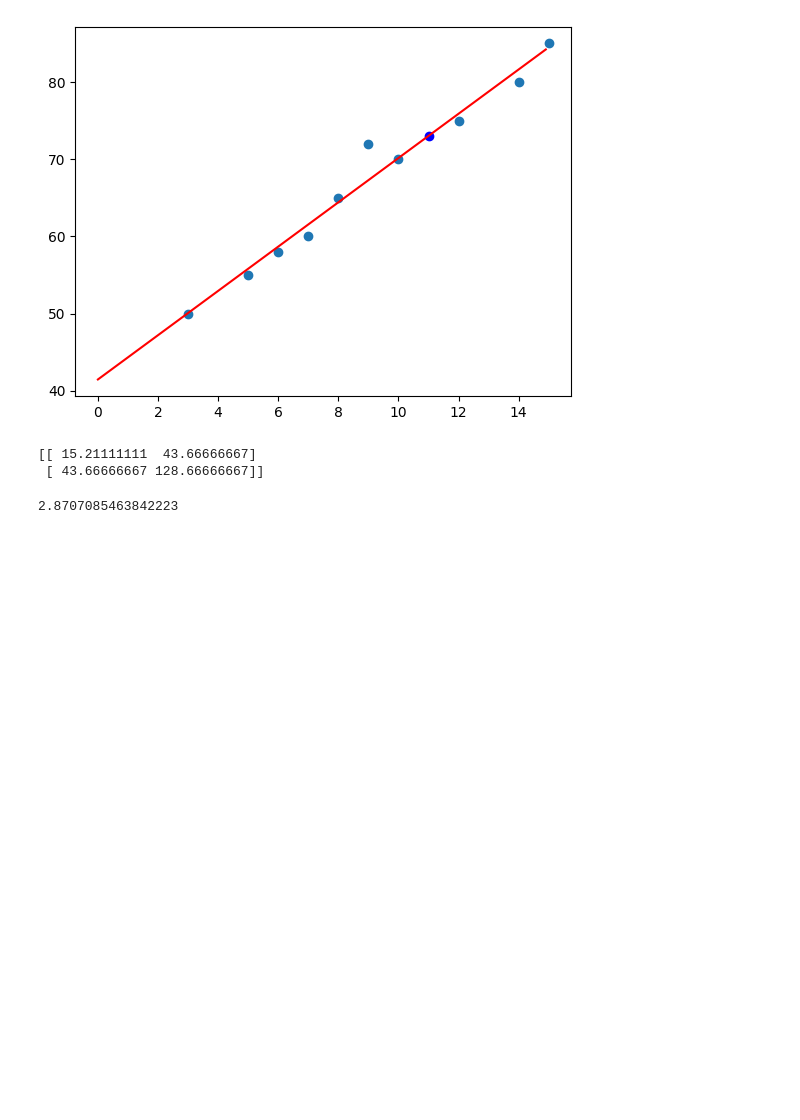
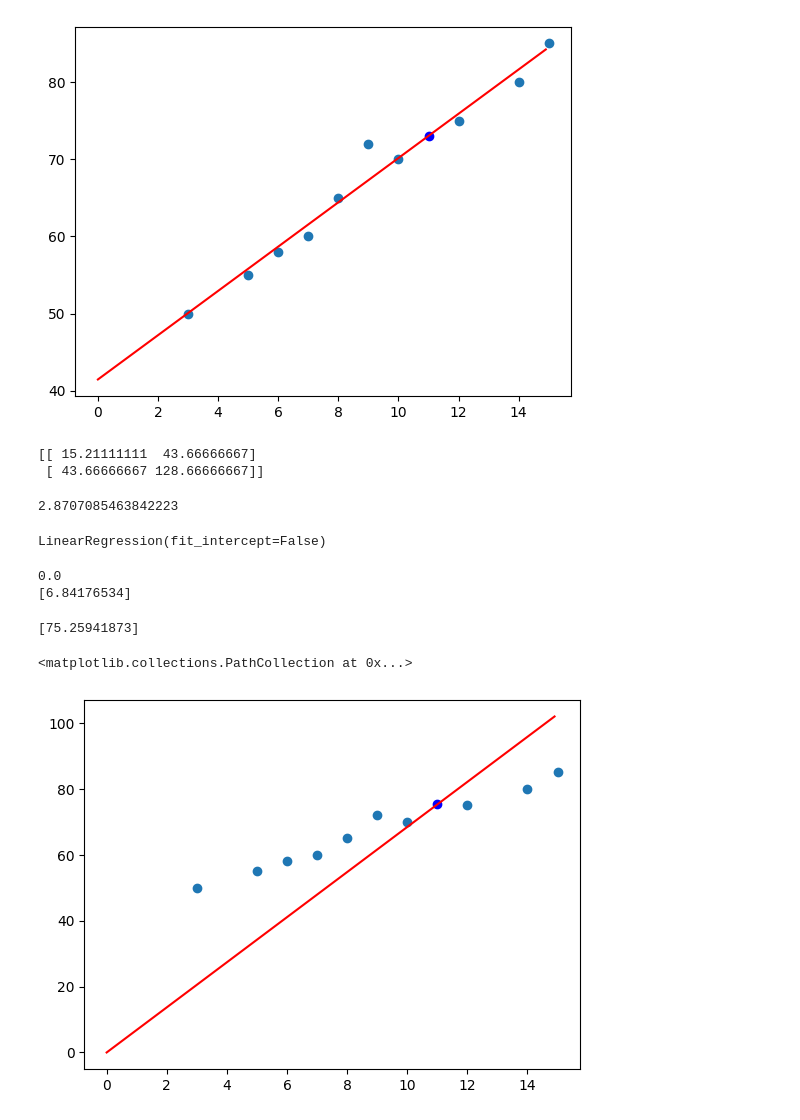
Before and after one commit to yisuibandamowang/PyCharmMiscProject, a Jupyter notebook: 机器学习/04linear_regression/1.lr_test.ipynb, the cells around one changed output. Cells and saved outputs as stored; diff of their text form; code cells hidden in the pictures; blank space fills up the shorter version.

```diff
--- a/机器学习/04linear_regression/1.lr_test.ipynb
+++ b/机器学习/04linear_regression/1.lr_test.ipynb
@@ -47,8 +47,34 @@ print( cov)
 # %% [output]
 [[ 15.21111111  43.66666667]
  [ 43.66666667 128.66666667]]
-# %%
-beta1 = cov[0][1] / cov[0][0]
-print(beta1)
-# %% [output]
-2.8707085463842223
+# %%
+beta1 = cov[0][1] / cov[0][0]
+print(beta1)
+# %% [output]
+2.8707085463842223
+# %%
+model = LinearRegression(fit_intercept=False)
+model.fit(X,y)
+# %% [output]
+LinearRegression(fit_intercept=False)
+# %%
+print(model.intercept_)
+print(model.coef_)
+# %% [output]
+0.0
+[6.84176534]
+# %%
+x_new = [[11]]
+y_pred = model.predict(x_new)
+print(y_pred)
+# %% [output]
+[75.25941873]
+# %%
+x_line = np.arange(0, 15, 0.1).reshape(-1, 1)
+y_line = model.predict(x_line)
+plt.scatter(X, y)
+plt.plot(x_line, y_line, color='red')
+plt.scatter(x_new, y_pred, color='blue')
+# %% [output]
+<matplotlib.collections.PathCollection at 0x...>
+[figure, added]
```
